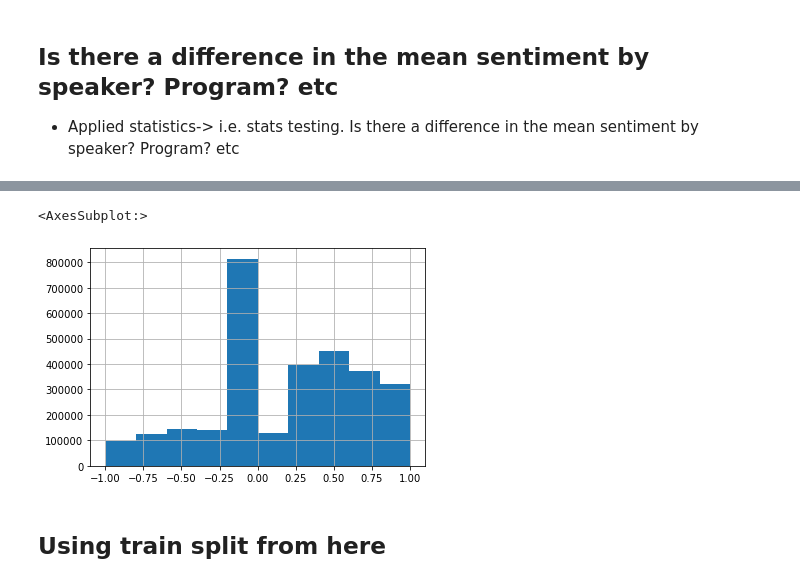
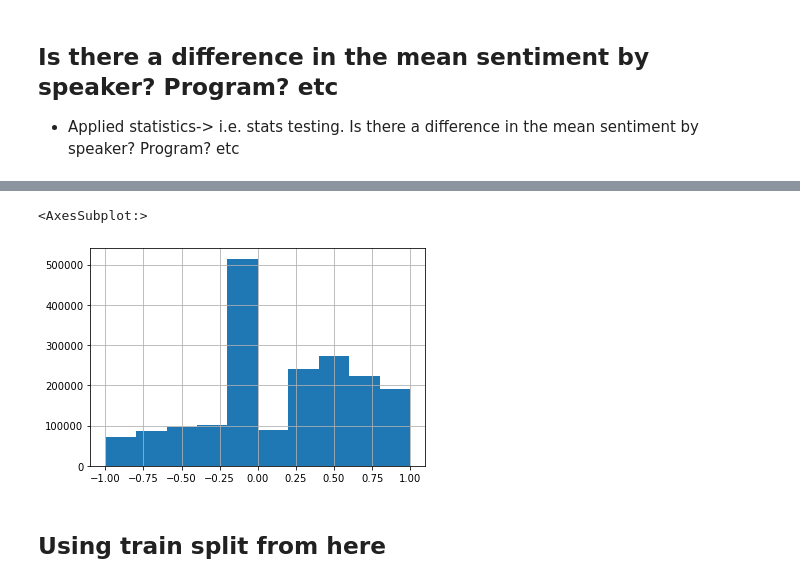
Before and after one commit to npr-nlp/npr-nlp-project, a Jupyter notebook: brian_explore_notebook.ipynb, the cells around one changed output, grey strips where cells are left out. Drawn from its saved outputs; the diff is of its cells as text; code cells hidden in the pictures.

```diff
--- a/brian_explore_notebook.ipynb
+++ b/brian_explore_notebook.ipynb
@@ -151,9 +154,9 @@ train.index[-1:], validate.index[:1], validate.index[-1:], test.index[:1]
  DatetimeIndex(['2018-01-01'], dtype='datetime64[ns]', name='date', freq=None))
 # %%
-df.vader_stopped.hist()
+df.vader.hist()
 # %% [output]
 <AxesSubplot:>
-[figure, old version]
+[figure, new version]
 # %% [markdown]
 ## Using train split from here
 # %%
```
Also changed, not shown: parts of 91 cells of this notebook.
